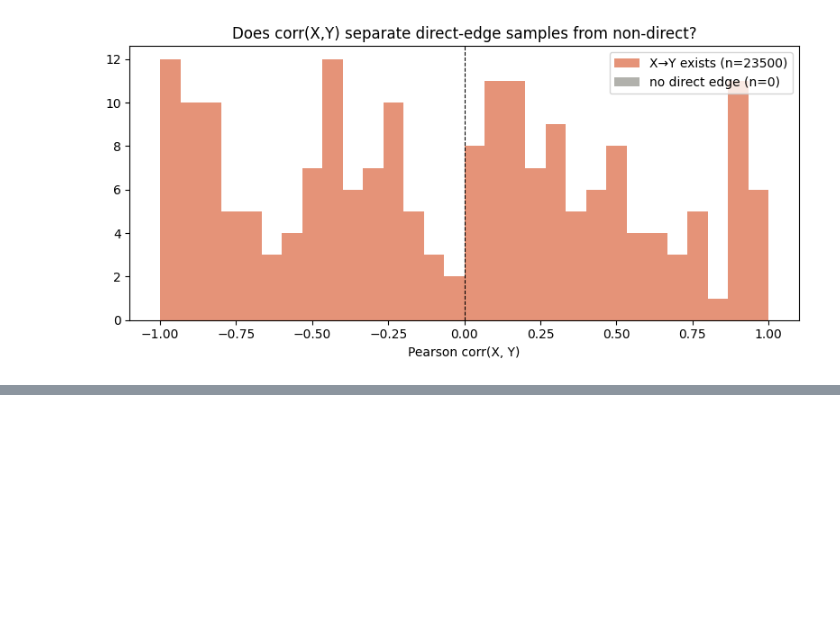
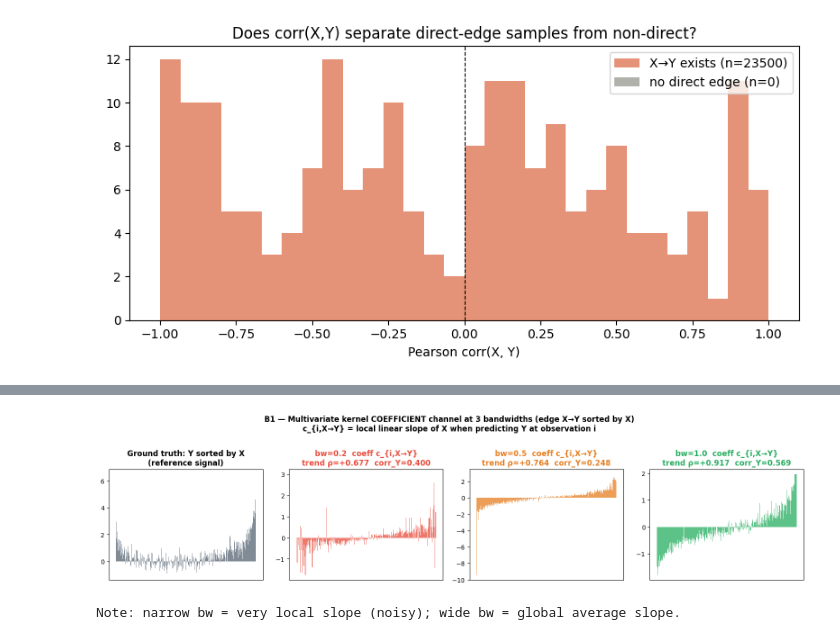
Before and after one commit to aqu4holic/Graduation-Thesis-BsC-2026, a Jupyter notebook: src/eda.ipynb, the cells around one changed output, grey strips where cells are left out. Cells and saved outputs as stored; diff of their text form; code cells hidden in the pictures; blank space fills up the shorter version.

```diff
--- a/src/eda.ipynb
+++ b/src/eda.ipynb
@@ -558,0 +874,39 @@ plt.tight_layout(); plt.show()
+# %%
+# ── B1: Synthetic — what each bandwidth's COEFFICIENT channel looks like ───
+np.random.seed(7)
+N = 600
+C_var  = np.random.randn(N)
+X_b    = 0.7 * C_var + np.random.randn(N) * 0.4
+Y_b    = 0.8 * X_b**2 + 0.5 * C_var + np.random.randn(N) * 0.3
+data_b = np.column_stack([C_var, X_b, Y_b]).astype(np.float32)
+# cols: 0=C, 1=X, 2=Y   — edge of interest: X→Y  (ki=1, ji=2)
+
+sort_X_b = np.argsort(X_b)
+
+fig, axes = plt.subplots(1, 4, figsize=(16, 3.8))
+
+# ground truth Y sorted by X
+axes[0].bar(range(N), Y_b[sort_X_b], color='#2C3E50', alpha=0.6, width=1)
+axes[0].set_title('Ground truth: Y sorted by X\n(reference signal)', fontweight='bold')
+axes[0].set_xticks([])
+
+for ax, bw, color in zip(axes[1:], BANDWIDTHS, BW_COLORS):
+    cm  = compute_multivariate_kernel_coefficients(data_b, n_sub=300, bandwidth=bw)
+    # Ch2-4 pattern: coeff_map[(ki, ji)] sorted by ki
+    ch  = cm[(1, 2)][sort_X_b]   # coefficient of X when predicting Y, sorted by X
+    rho, _ = stats.pearsonr(np.arange(N), ch)
+    corr_with_Y = np.corrcoef(ch, Y_b[sort_X_b])[0, 1]
+    ax.bar(range(N), ch, color=color, alpha=0.75, width=1)
+    ax.set_title(f'bw={bw}  coeff c_{{i,X→Y}}\ntrend ρ={rho:+.3f}  corr_Y={corr_with_Y:.3f}',
+                 fontweight='bold', color=color)
+    ax.set_xticks([])
+
+plt.suptitle('B1 — Multivariate kernel COEFFICIENT channel at 3 bandwidths (edge X→Y sorted by X)\n'
+             'c_{i,X→Y} = local linear slope of X when predicting Y at observation i',
+             fontsize=12, fontweight='bold', y=1.02)
+plt.tight_layout()
+plt.show()
+print('Note: narrow bw = very local slope (noisy); wide bw = global average slope.')
+# %% [output]
+[figure, added]
+Note: narrow bw = very local slope (noisy); wide bw = global average slope.
```
Also changed, not shown: parts of 12 cells of this notebook, 8 other files.
